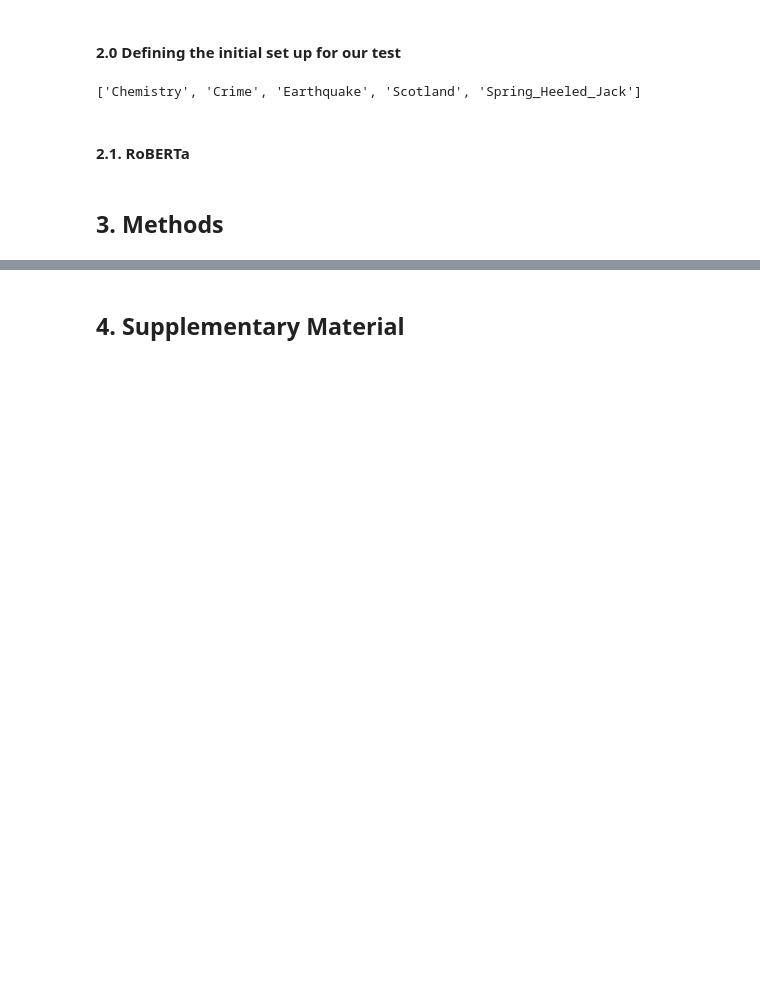
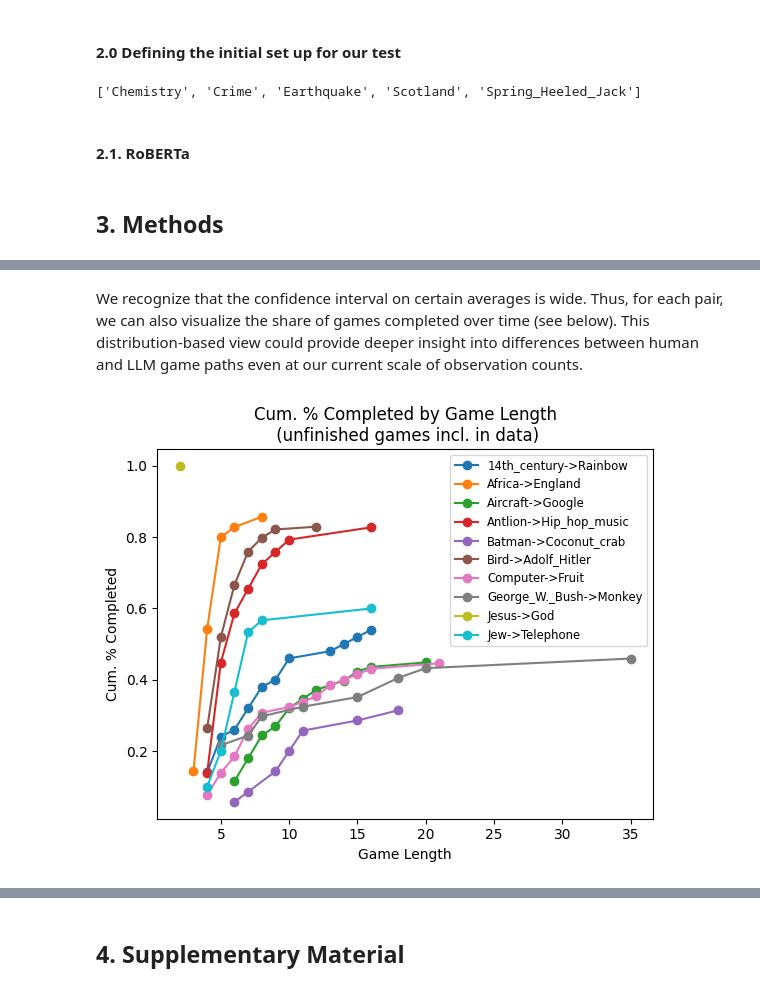
Before and after one commit to epfl-ada/ada-2023-project-klech, a Jupyter notebook: analysis.ipynb, the cells around one changed output, grey strips where cells are left out. Cells and saved outputs as stored; diff of their text form; code cells hidden in the pictures; blank space fills up the shorter version.

```diff
--- a/analysis.ipynb
+++ b/analysis.ipynb
@@ -696,0 +582,21 @@ for game_degree in [3, 4, 5, 6, 7]:
+# %% [markdown]
+We recognize that the confidence interval on certain averages is wide. Thus, for each pair, we can also visualize the share of games completed over time (see below). This distribution-based view could provide deeper insight into differences between human and LLM game paths even at our current scale of observation counts.
+# %%
+# cumsum completed by length,
+lengths = all_paths[all_paths['finished'] == 1].merge(right=game_pairs_for_LLM, on='game_pair')[['game_pair', 'game_length', 'human_attempts']]
+lengths = lengths.groupby('game_pair')['game_length'].value_counts().reset_index().merge(right=lengths.groupby('game_pair')['human_attempts'].agg('first').reset_index(), on='game_pair').copy()
+lengths = lengths.sort_values(by=['game_pair', 'game_length'])
+lengths['cum_completed'] = lengths.groupby('game_pair')['count'].agg('cumsum')
+lengths['cum_completed_pct'] = lengths['cum_completed'] / lengths['human_attempts']
+
+# display,
+fig, ax = plt.subplots()
+for key, grp in lengths.groupby('game_pair'):
+    ax.plot(grp['game_length'], grp['cum_completed_pct'], marker = 'o', label=key)
+ax.set_xlabel('Game Length')
+ax.set_ylabel('Cum. % Completed')
+ax.set_title('Cum. % Completed by Game Length\n (unfinished games incl. in data)')
+ax.legend(fontsize='small')
+plt.show()
+# %% [output]
+[figure, added]
```
Also changed, not shown: parts of 45 cells of this notebook, 1 other file.
